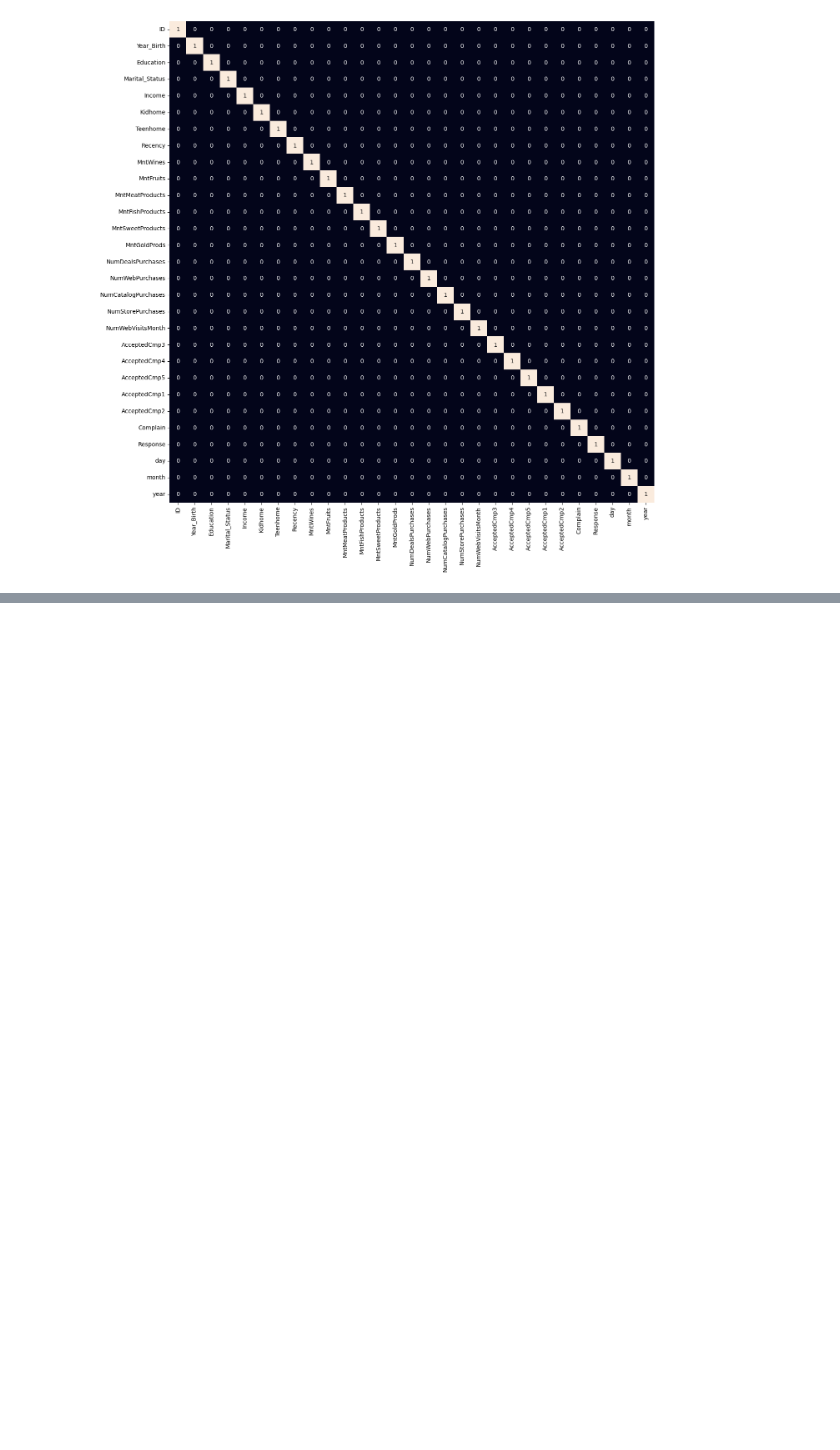
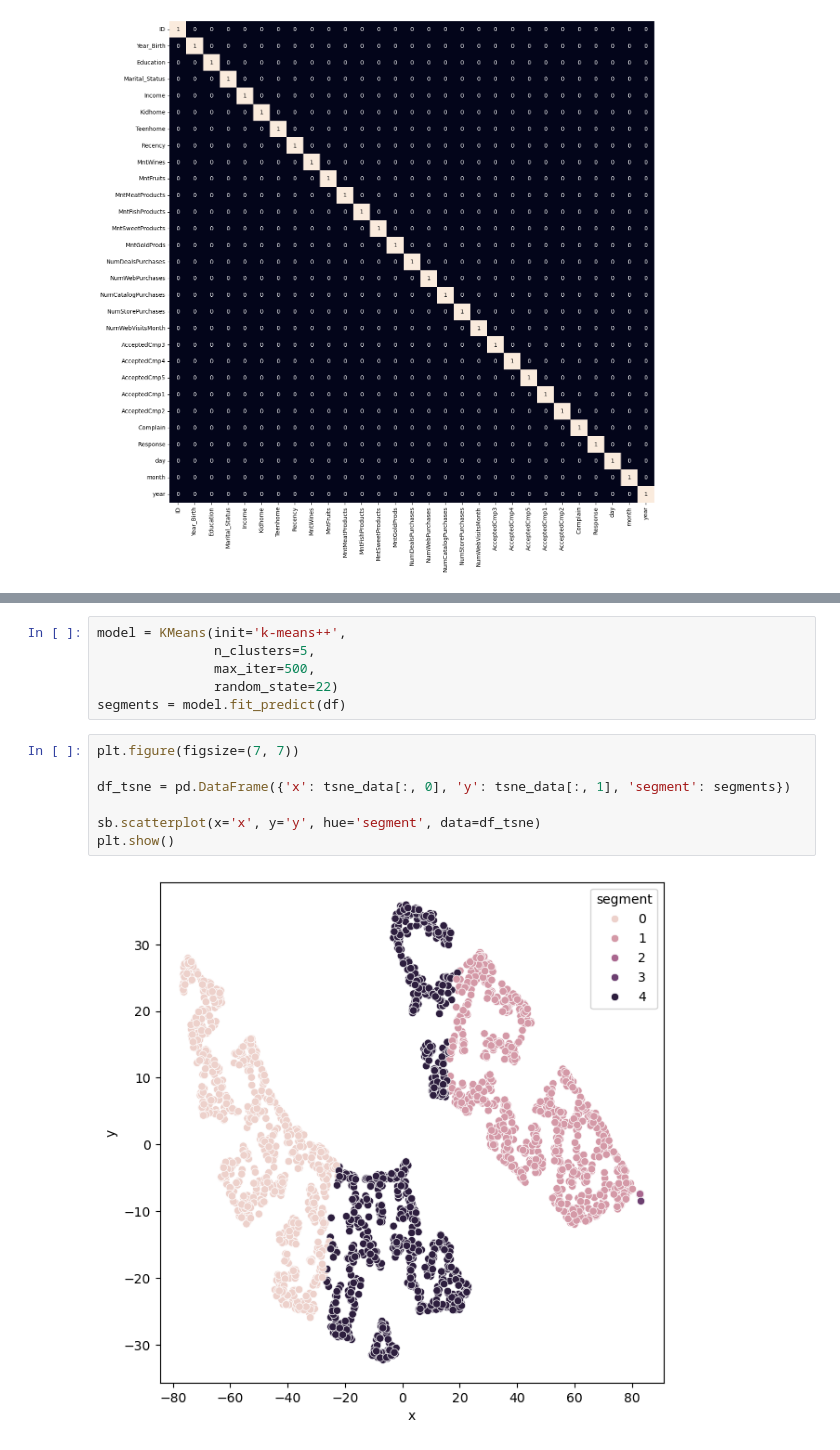
Before and after one commit to Sumanpradhan1706/practical-ml-projects, a Jupyter notebook: 07_Customer Segmentation using Unsupervised Machine Learning in Python/anaconda_projects/db/Customer Segmentation using Unsupervised Machine Learning in Python.ipynb, the cells around one changed output, grey strips where cells are left out. Drawn from its saved outputs; the diff is of its cells as text; blank space fills up the shorter version.

```diff
--- a/07_Customer Segmentation using Unsupervised Machine Learning in Python/anaconda_projects/db/Customer Segmentation using Unsupervised Machine Learning in Python.ipynb
+++ b/07_Customer Segmentation using Unsupervised Machine Learning in Python/anaconda_projects/db/Customer Segmentation using Unsupervised Machine Learning in Python.ipynb
@@ -169,0 +198,15 @@ plt.show()
+# %%
+model = KMeans(init='k-means++',
+               n_clusters=5,
+               max_iter=500,
+               random_state=22)
+segments = model.fit_predict(df)
+# %%
+plt.figure(figsize=(7, 7))
+
+df_tsne = pd.DataFrame({'x': tsne_data[:, 0], 'y': tsne_data[:, 1], 'segment': segments})
+
+sb.scatterplot(x='x', y='y', hue='segment', data=df_tsne)
+plt.show()
+# %% [output]
+[figure, added]
```
Also changed, not shown: parts of 4 cells of this notebook, 1 other file.
